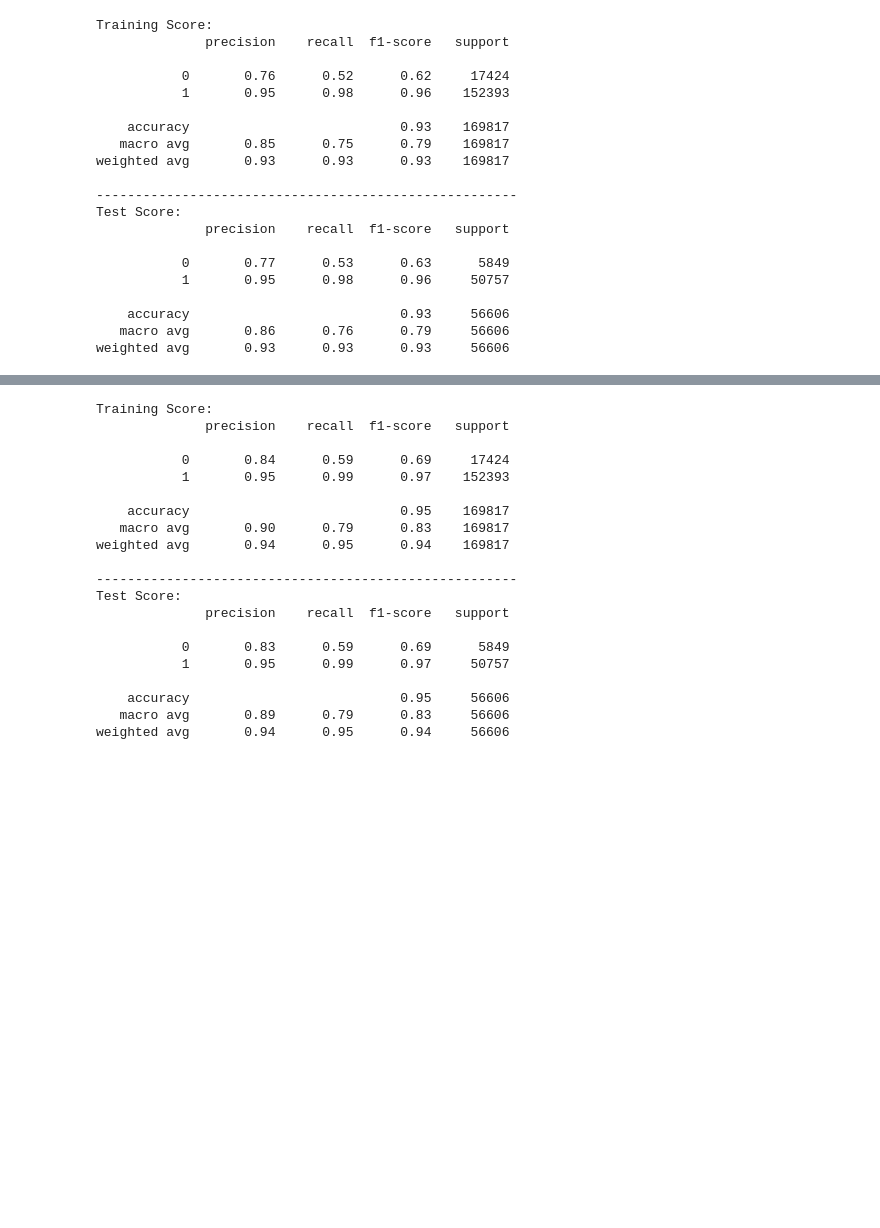
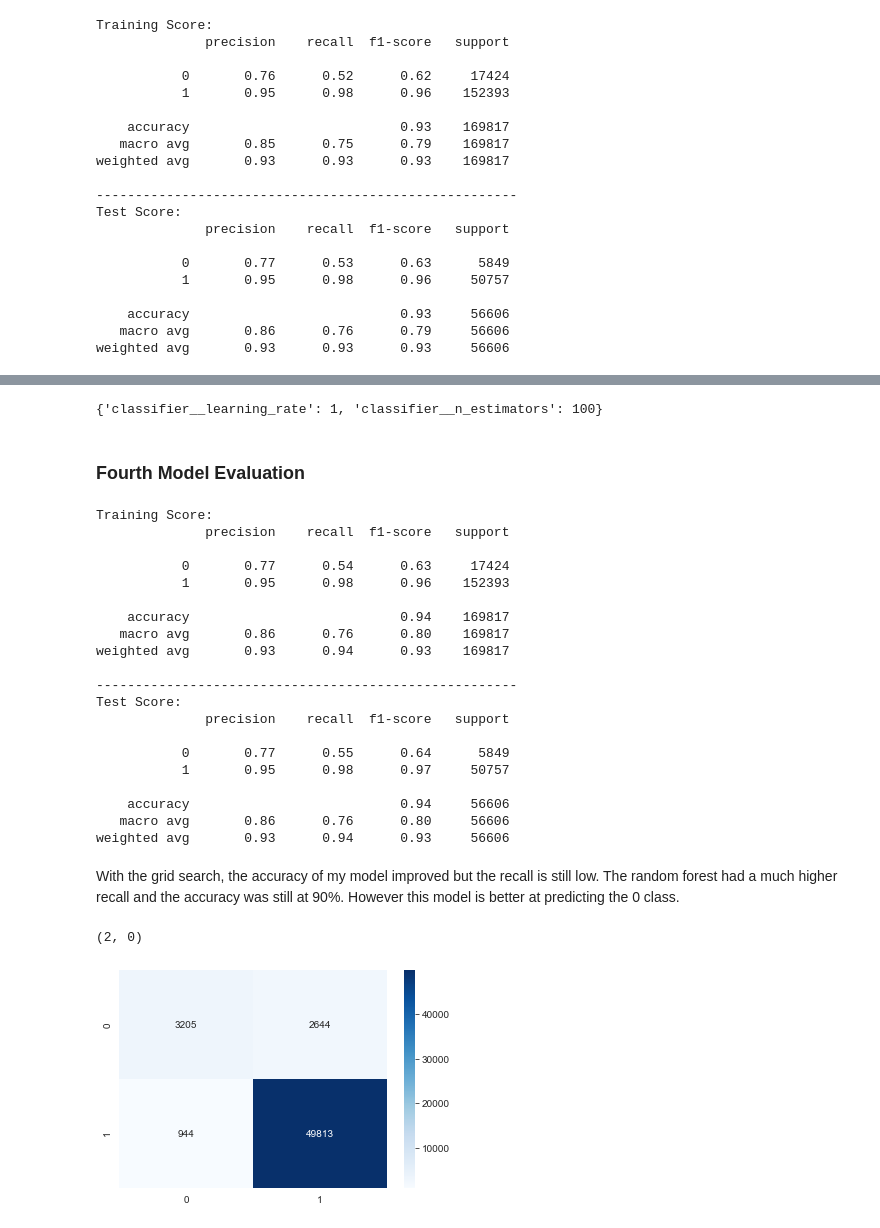
Before and after one commit to christisarv/tropical-storm-classification-project, a Jupyter notebook: Data Classification_Predicting Tropical Storms.ipynb, the cells around one changed output, grey strips where cells are left out. Saved outputs shown, nothing was run; the diff lists cells and outputs as text; code cells hidden in the pictures; blank space fills up the shorter version.

```diff
--- a/Data Classification_Predicting Tropical Storms.ipynb
+++ b/Data Classification_Predicting Tropical Storms.ipynb
@@ -707,3 +711,8 @@ Test Score:
     accuracy                           0.93     56606
    macro avg       0.86      0.76      0.79     56606
 weighted avg       0.93      0.93      0.93     56606
+# %%
+ab_param_grid = {
+    'classifier__n_estimators': [10, 50, 100],
+    'classifier__learning_rate': [1, 5, 10],
+}
@@ -709,0 +723,3 @@ weighted avg       0.93      0.93      0.93     56606
+# %%
+ab_grid_search = GridSearchCV(clf_adaboost, ab_param_grid, cv=3)
+ab_grid_search.fit(X_train, y_train)
@@ -710,31 +744,45 @@ weighted avg       0.93      0.93      0.93     56606
+# %%
+ab_grid_search.best_params_
+# %% [output]
+{'classifier__learning_rate': 1, 'classifier__n_estimators': 100}
+# %% [markdown]
+### Fourth Model Evaluation
 # %%
-clf_gbt = Pipeline(steps=[('preprocessor', preprocessor),
-                             ('classifier', GradientBoostingClassifier(random_state=10))])
+clf_adaboost = Pipeline(steps=[('preprocessor', preprocessor),
+                             ('classifier', AdaBoostClassifier(random_state=10, learning_rate=1, n_estimators=100))])
 
-clf_gbt.fit(X_train, y_train)
+clf_adaboost.fit(X_train, y_train)
 
-train_preds = clf_gbt.predict(X_train)
-test_preds = clf_gbt.predict(X_test)
+train_preds = clf_adaboost.predict(X_train)
+test_preds = clf_adaboost.predict(X_test)
 
 scores(y_train, train_preds, y_test, test_preds)
 # %% [output]
 Training Score:
               precision    recall  f1-score   support
 
-           0       0.84      0.59      0.69     17424
-           1       0.95      0.99      0.97    152393
+           0       0.77      0.54      0.63     17424
+           1       0.95      0.98      0.96    152393
 
-    accuracy                           0.95    169817
-   macro avg       0.90      0.79      0.83    169817
-weighted avg       0.94      0.95      0.94    169817
+    accuracy                           0.94    169817
+   macro avg       0.86      0.76      0.80    169817
+weighted avg       0.93      0.94      0.93    169817
 
 ------------------------------------------------------
 Test Score:
               precision    recall  f1-score   support
 
-           0       0.83      0.59      0.69      5849
-           1       0.95      0.99      0.97     50757
+           0       0.77      0.55      0.64      5849
+           1       0.95      0.98      0.97     50757
 
-    accuracy                           0.95     56606
-   macro avg       0.89      0.79      0.83     56606
-weighted avg       0.94      0.95      0.94     56606
+    accuracy                           0.94     56606
+   macro avg       0.86      0.76      0.80     56606
+weighted avg       0.93      0.94      0.93     56606
+# %% [markdown]
+With the grid search, the accuracy of my model improved but the recall is still low. The random forest had a much higher recall and the accuracy was still at 90%. However this model is better at predicting the 0 class.
+# %%
+ax = sns.heatmap(confusion_matrix(y_test, test_preds), annot=True, cmap='Blues', fmt='.7g')
+ax.set_ylim(2,0)
+# %% [output]
+(2, 0)
+[figure, added]
```
Also changed, not shown: parts of 21 cells of this notebook, 2 other files.
